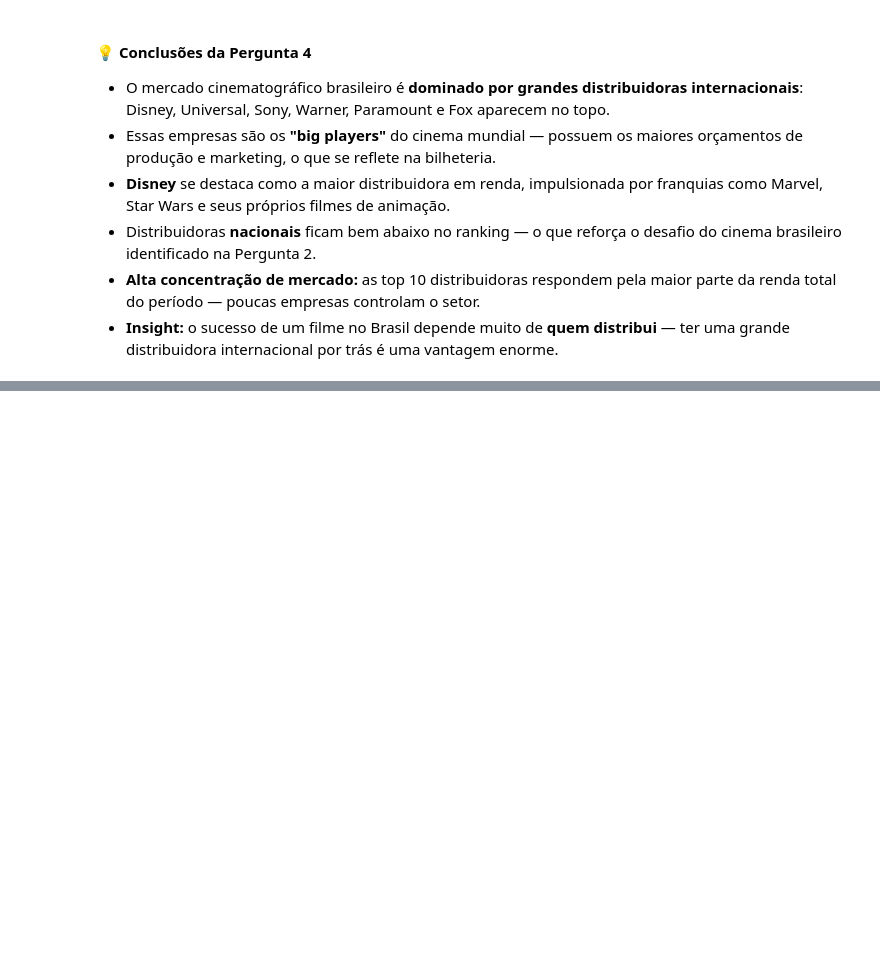
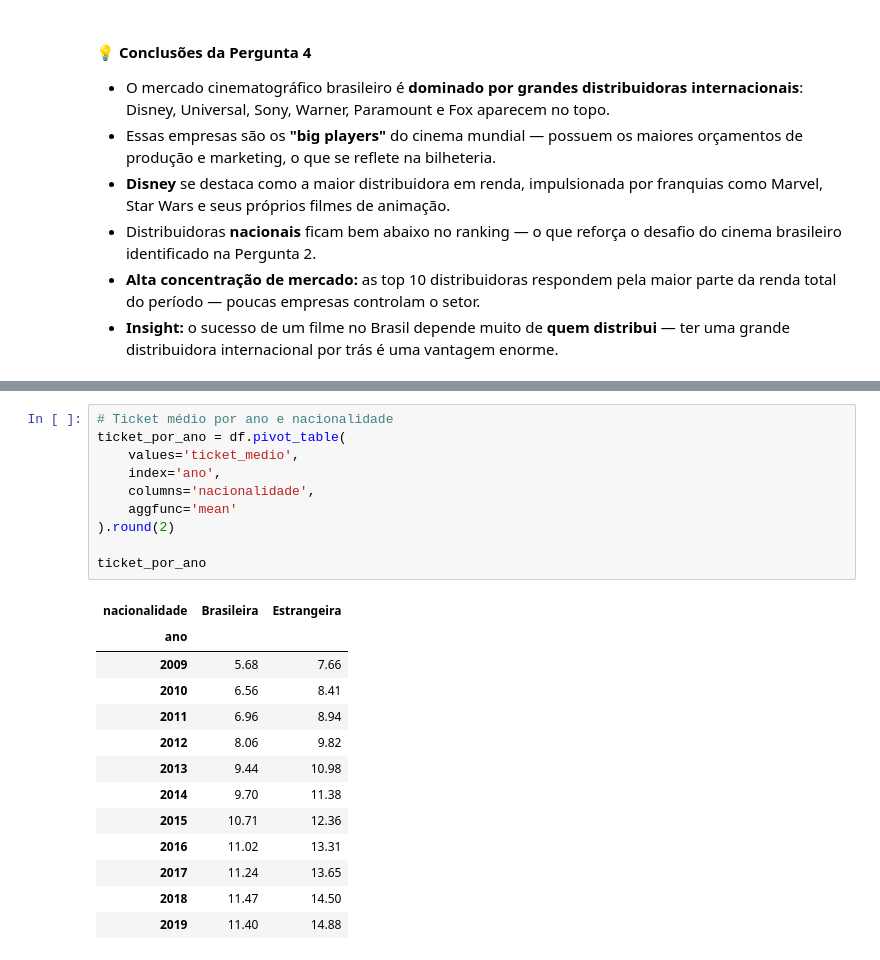
Before and after one commit to paloma2411/analise-filmes-brasil, a Jupyter notebook: analise_filmes.ipynb, the cells around one changed output, grey strips where cells are left out. Drawn from its saved outputs; the diff is of its cells as text; blank space fills up the shorter version.

```diff
--- a/analise_filmes.ipynb
+++ b/analise_filmes.ipynb
@@ -521,0 +528,24 @@ top10_formatado
+# %%
+# Ticket médio por ano e nacionalidade
+ticket_por_ano = df.pivot_table(
+    values='ticket_medio',
+    index='ano',
+    columns='nacionalidade',
+    aggfunc='mean'
+).round(2)
+
+ticket_por_ano
+# %% [output]
+| nacionalidade | Brasileira | Estrangeira |
+| ano |  |  |
+| 2009 | 5.68 | 7.66 |
+| 2010 | 6.56 | 8.41 |
+| 2011 | 6.96 | 8.94 |
+| 2012 | 8.06 | 9.82 |
+| 2013 | 9.44 | 10.98 |
+| 2014 | 9.70 | 11.38 |
+| 2015 | 10.71 | 12.36 |
+| 2016 | 11.02 | 13.31 |
+| 2017 | 11.24 | 13.65 |
+| 2018 | 11.47 | 14.50 |
+| 2019 | 11.40 | 14.88 |
```
Also changed, not shown: parts of 4 cells of this notebook.
